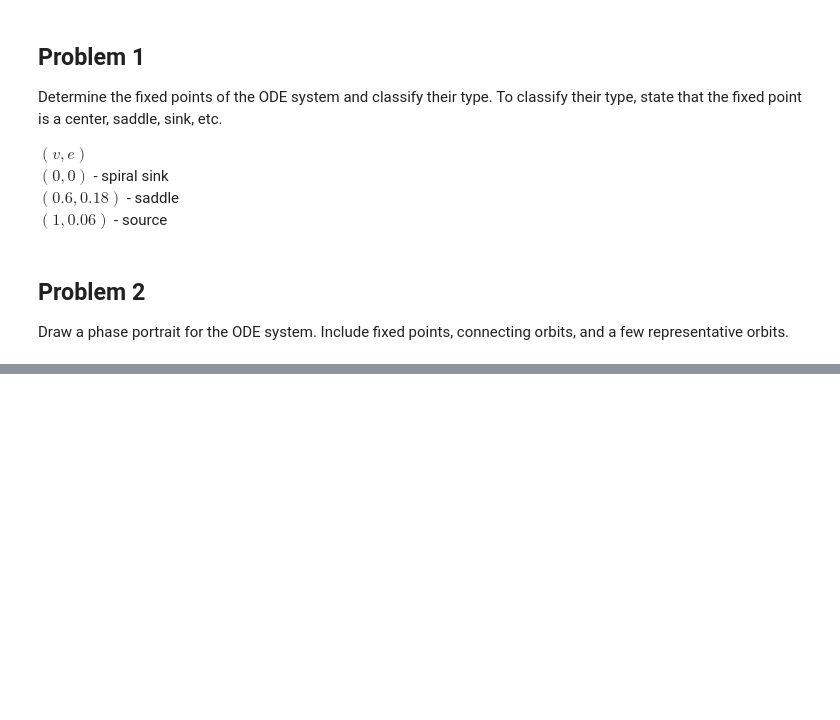
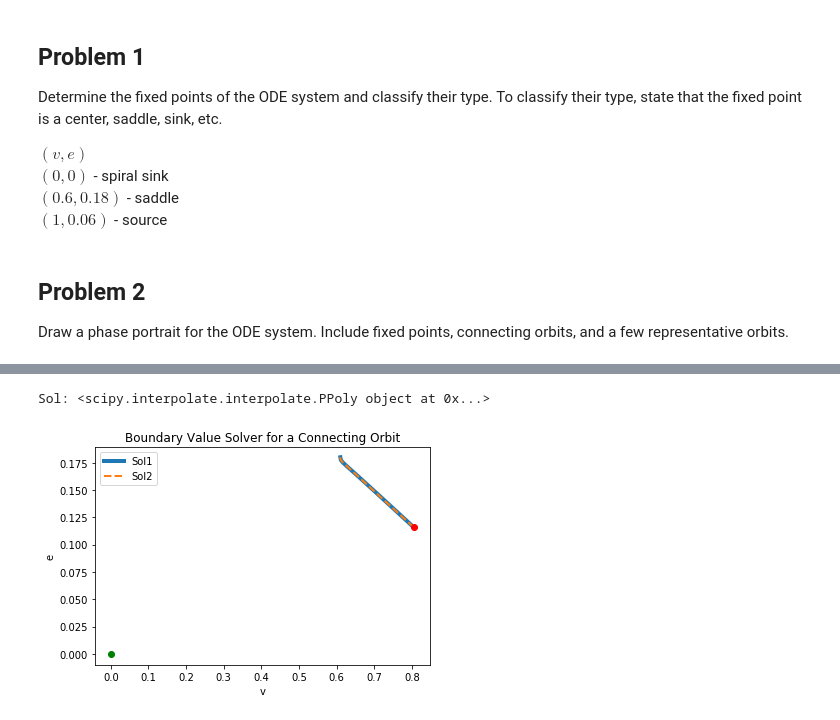
Before and after one commit to kylrth/boundaryvalue, a Jupyter notebook: Jared_BVS.ipynb, the cells around one changed output, grey strips where cells are left out. Saved outputs shown, nothing was run; the diff lists cells and outputs as text; code cells hidden in the pictures; blank space fills up the shorter version.

```diff
--- a/Jared_BVS.ipynb
+++ b/Jared_BVS.ipynb
@@ -172,0 +347,42 @@ my_solve_bvp(fun, bc, x, y)
+# %%
+# Define ODE
+def fun(t, y):
+    v, e = y
+    delta_v = dv(v, e)
+    delta_e = de(v, e)
+    ret_val = np.vstack([delta_v, delta_e])
+    return ret_val
+
+eig_alpha = 0.1
+eigv, eige = -4.61, 1
+v0, e0 = 1 + eig_alpha*eigv, 0.06 - eig_alpha*eige
+vn, en = 0, 0.01
+# Define boundary condition residual
+def bcs(ya, yb):
+    return np.array([yb[0]-0.61, yb[1]-0.18])
+
+# Init time and boundary conditions
+t1 = np.linspace(0, 10, 10)
+t2 = np.linspace(0, 10, 800)
+bc = np.array([v0, e0])
+y = bc.reshape((-1,1)) * np.ones((2,len(t1)))
+
+# Solve the ODE
+sol = solve_bvp(fun=fun, bc=bcs, x=t1, y=y).sol
+print("Sol:", sol)
+sol1 = solve_bvp(fun=fun, bc=bcs, x=t1, y=y).sol(t1)
+sol2 = solve_bvp(fun=fun, bc=bcs, x=t1, y=y).sol(t2)
+
+# Plot it all
+plt.plot(sol1[0], sol1[1], linewidth=4, label="Sol1")
+plt.plot(sol2[0], sol2[1], '--', linewidth=2, label="Sol2")
+plt.scatter(sol1[0][0], sol1[1][0], color='red', zorder=3)
+plt.scatter([0], [0], color='green')
+plt.xlabel("v")
+plt.ylabel("e")
+plt.title("Boundary Value Solver for a Connecting Orbit")
+plt.legend()
+plt.show()
+# %% [output]
+Sol: <scipy.interpolate.interpolate.PPoly object at 0x...>
+[figure, added]
```
Also changed, not shown: parts of 10 cells of this notebook, 2 other files.
